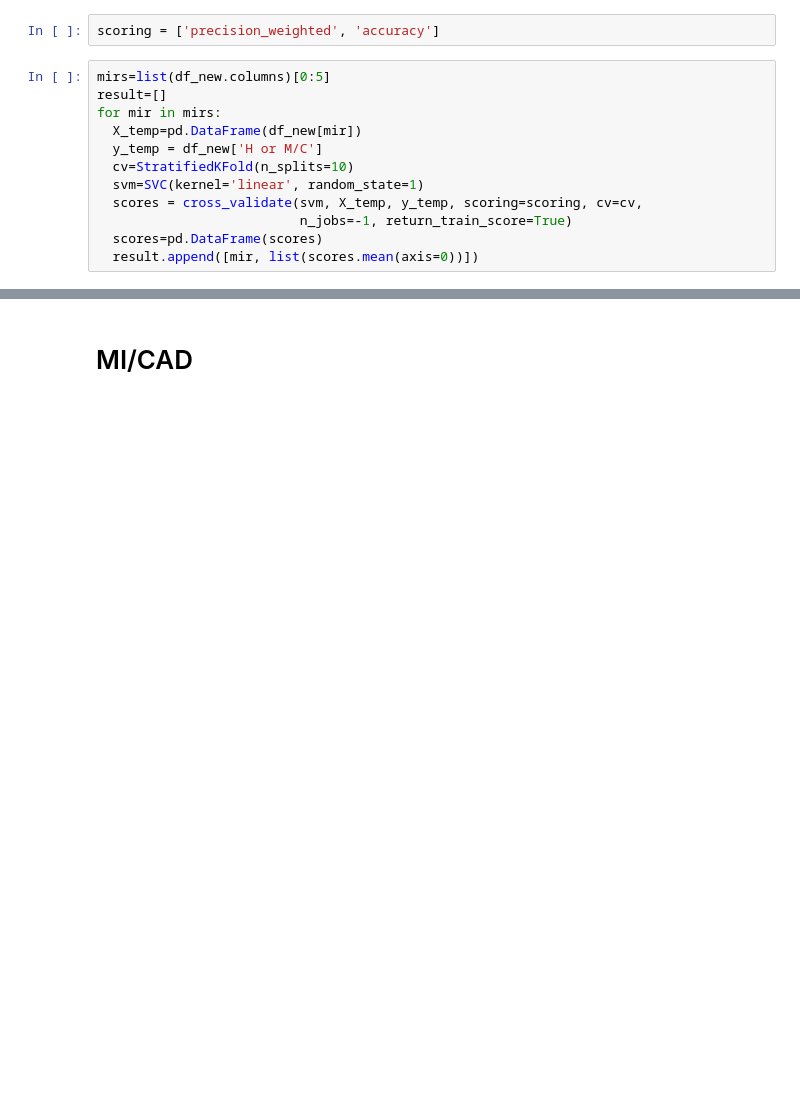
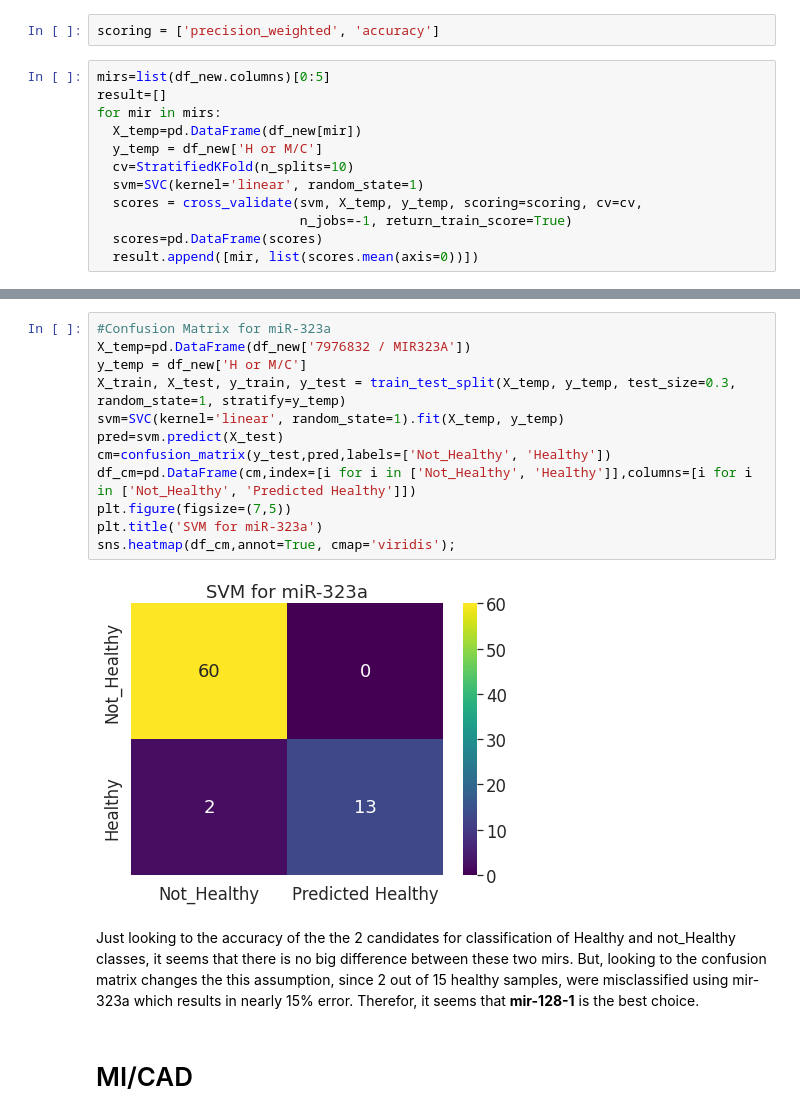
Before and after one commit to MehrdadSamadishadlou/mir_signature_4_datasets, a Jupyter notebook: MI_CAD_and_then_healthy.ipynb, the cells around one changed output, grey strips where cells are left out. Drawn from its saved outputs; the diff is of its cells as text; blank space fills up the shorter version.

```diff
--- a/MI_CAD_and_then_healthy.ipynb
+++ b/MI_CAD_and_then_healthy.ipynb
@@ -198,3 +213,19 @@ cross_val_predict
+# %%
+#Confusion Matrix for miR-323a
+X_temp=pd.DataFrame(df_new['7976832 / MIR323A'])
+y_temp = df_new['H or M/C']
+X_train, X_test, y_train, y_test = train_test_split(X_temp, y_temp, test_size=0.3, random_state=1, stratify=y_temp)
+svm=SVC(kernel='linear', random_state=1).fit(X_temp, y_temp)
+pred=svm.predict(X_test)
+cm=confusion_matrix(y_test,pred,labels=['Not_Healthy', 'Healthy'])
+df_cm=pd.DataFrame(cm,index=[i for i in ['Not_Healthy', 'Healthy']],columns=[i for i in ['Not_Healthy', 'Predicted Healthy']])
+plt.figure(figsize=(7,5))
+plt.title('SVM for miR-323a')
+sns.heatmap(df_cm,annot=True, cmap='viridis');
+# %% [output]
+[figure, added]
+# %% [markdown]
+Just looking to the accuracy of the the 2 candidates for classification of Healthy and not_Healthy classes, it seems that there is no big difference between these two mirs. But, looking to the confusion matrix changes the this assumption, since 2 out of 15 healthy samples, were misclassified using mir-323a which results in nearly 15% error. Therefor, it seems that **mir-128-1** is the best choice.
 # %% [markdown]
 # MI/CAD
 # %%
```
Also changed, not shown: parts of 29 cells of this notebook, 1 other file.
